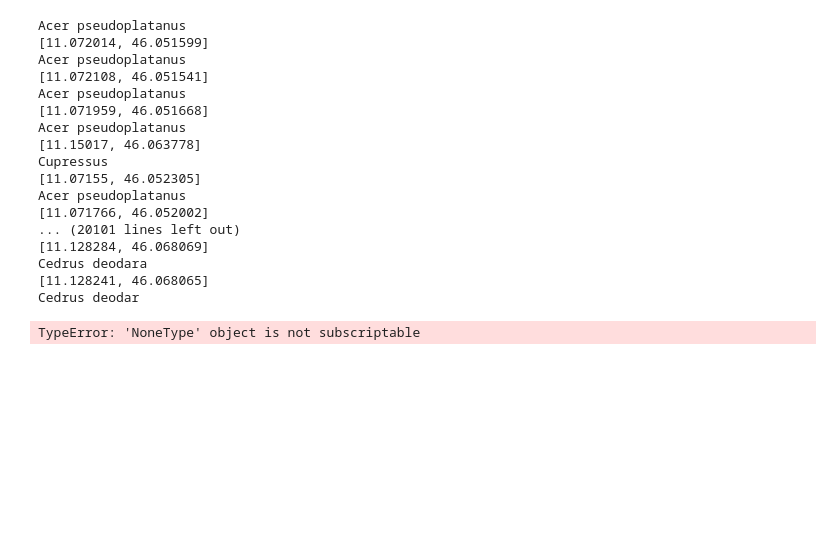
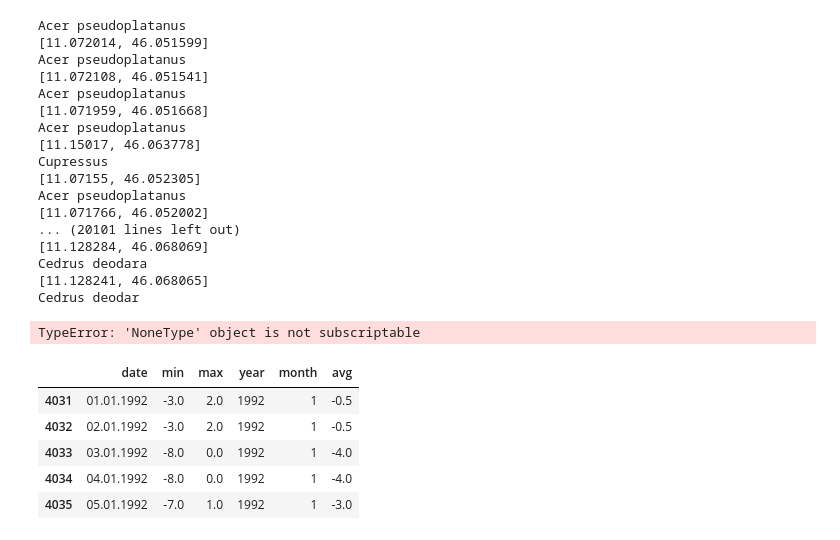
Before and after one commit to rikyeahh/rikyeahh.github.io, a Jupyter notebook: assets/preprocess.ipynb, the cells around one changed output. Cells and saved outputs as stored; diff of their text form; code cells hidden in the pictures; blank space fills up the shorter version.

Commit message:
Cleaned data for Salorno temps

```diff
--- a/assets/preprocess.ipynb
+++ b/assets/preprocess.ipynb
@@ -347,3 +347,33 @@ Cedrus deodara
 [11.128241, 46.068065]
 Cedrus deodar
 TypeError: 'NoneType' object is not subscriptable
+# %%
+df = pandas.read_csv('./SalornoTemps.csv', names=["toremove1", "toremove2", "date", "sum", "min", "max", "toremove3", "toremove4", "toremove5", "toremove6", "toremove7"])
+
+df.drop("toremove1", axis=1, inplace=True)
+df.drop("sum", axis=1, inplace=True)
+df.drop("toremove2", axis=1, inplace=True)
+df.drop("toremove3", axis=1,inplace=True)
+df.drop("toremove4", axis=1,inplace=True)
+df.drop("toremove5", axis=1,inplace=True)
+df.drop("toremove6", axis=1,inplace=True)
+df.drop("toremove7", axis=1,inplace=True)
+
+df.drop(df.index[14989], inplace=True)
+
+df = df.tail(df.shape[0] - 4031)
+
+df['year'] = df['date'].apply(lambda x: int(str(x)[-4:]))
+df['month'] = df['date'].apply(lambda x: int(str(x)[3:5]))
+df['min'] = df['min'].apply(lambda x: np.nan if x == '---' else float(x))
+df['max'] = df['max'].apply(lambda x: np.nan if x == '---' else float(x))
+df['avg'] = (df['max'] + df['min']) / 2
+
+df.head()
+# %% [output]
+|  | date | min | max | year | month | avg |
+| 4031 | 01.01.1992 | -3.0 | 2.0 | 1992 | 1 | -0.5 |
+| 4032 | 02.01.1992 | -3.0 | 2.0 | 1992 | 1 | -0.5 |
+| 4033 | 03.01.1992 | -8.0 | 0.0 | 1992 | 1 | -4.0 |
+| 4034 | 04.01.1992 | -8.0 | 0.0 | 1992 | 1 | -4.0 |
+| 4035 | 05.01.1992 | -7.0 | 1.0 | 1992 | 1 | -3.0 |
```
Also changed, not shown: parts of 1 cell of this notebook, 2 other files.
